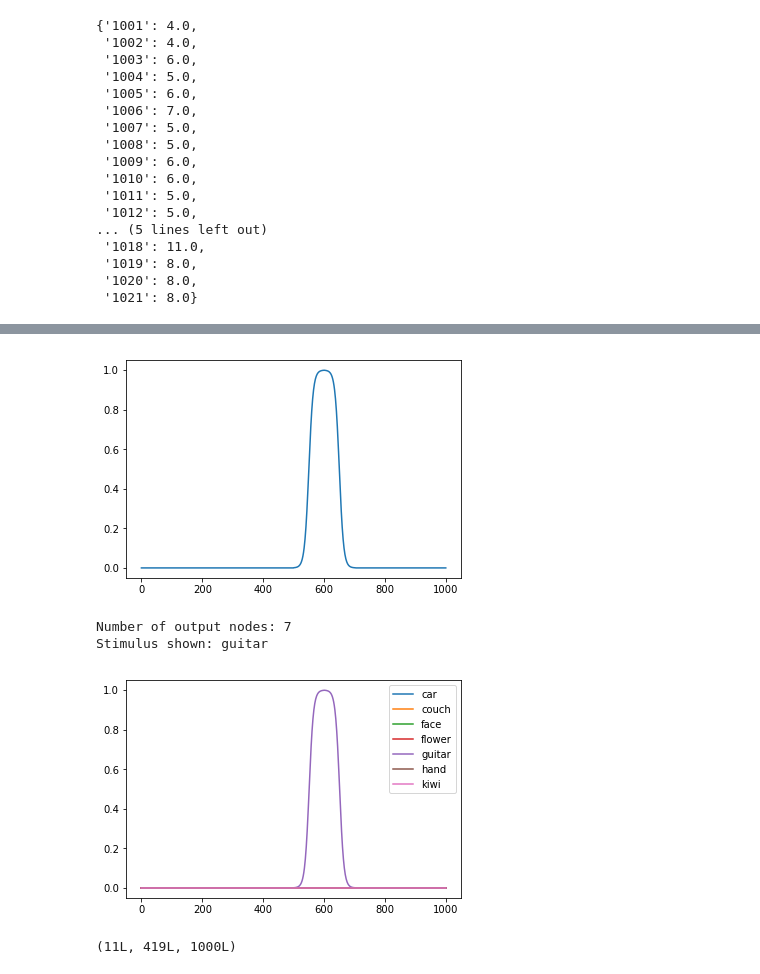
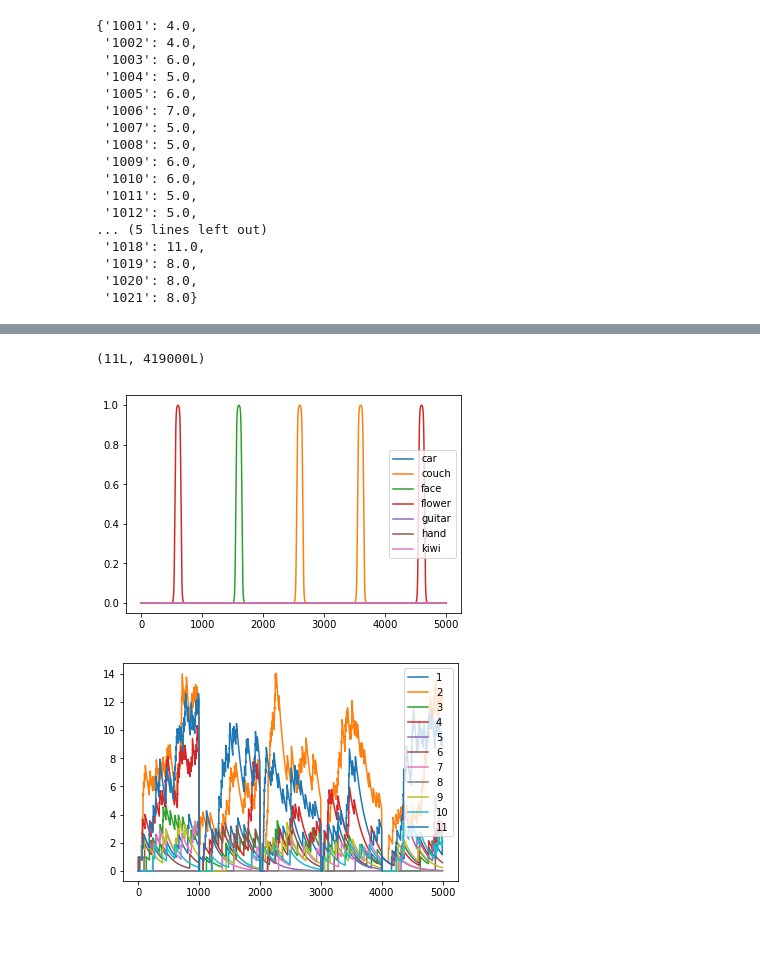
Before and after one commit to brookefitzgerald/ESNResearch, a Jupyter notebook: ZhangClassifyPlayground.ipynb, the cells around one changed output, grey strips where cells are left out. Saved outputs shown, nothing was run; the diff lists cells and outputs as text; code cells hidden in the pictures; blank space fills up the shorter version.

Commit message:
Edited ClassifyESN to train/test with neural data

```diff
--- a/ZhangClassifyPlayground.ipynb
+++ b/ZhangClassifyPlayground.ipynb
@@ -152,2 +156,10 @@ array(['car', 'couch', 'face', 'flower', 'guitar', 'hand', 'kiwi'],
-# %%
-x = np.zeros(2, dtype = (np.float32,(3,4)))
+# %%
+teach = createTeacherSignal(data_1018)[0]
+# %%
+names=['car', 'couch', 'face', 'flower', 'guitar', 'hand', 'kiwi']
+stim_num = 8
+x = [plt.plot(x[stim_num,:], label = names[i]) for i,x in enumerate(teach)]
+print('Number of output nodes: '+str(len(x)))
+print('Stimulus shown: '+data_1018[0]['stimulus_id'][stim_num])
+plt.legend()
+plt.show()
@@ -154 +170,21 @@ x = np.zeros(2, dtype = (np.float32,(3,4)))
+# %%
+teach_test = reshapeSignalsToOneTimeTrace(teach)
+one_signal_data_test = reshapeSignalsToOneTimeTrace(test_data['raster_data'])
+# %%
+teach_test.shape
+one_signal_data_test.shape
+# %% [output]
+(11L, 419000L)
+# %%
+x = [plt.plot(x, label = names[i]) for i,x in enumerate(teach_test[:,0:5000])]
+plt.legend()
+plt.show()
+
+neuron_ids = ['1','2','3','4','5','6','7','8','9','10','11']
+x = [plt.plot(x,label = neuron_ids[i]) for i,x in enumerate(one_signal_data_test[:,0:5000])]
+plt.legend()
+plt.show()
+# %% [output]
+[figure, added]
+[figure, added]
 # %%
@@ -170,24 +290,0 @@ teach = createTeacherSignal(data_1018)
-# %%
-test_sig[stimulus_shown:stimulus_shown+100] = increase
-#test_sig[stimulus_shown+40:stimulus_shown+80] = ones
-test_sig[stimulus_shown+100:stimulus_shown+200] = decrease
-plt.plot(test_sig)
-plt.show()
-# %% [output]
-[figure, removed]
-# %%
-names=['car', 'couch', 'face', 'flower', 'guitar', 'hand', 'kiwi']
-stim_num = 8
-x = [plt.plot(x[stim_num,:], label = names[i]) for i,x in enumerate(teach[0])]
-print('Number of output nodes: '+str(len(x)))
-print('Stimulus shown: '+data_1018[0]['stimulus_id'][stim_num])
-plt.legend()
-plt.show()
-# %% [output]
-Number of output nodes: 7
-Stimulus shown: guitar
-[figure, removed]
-# %%
-data_1018['raster_data'].shape
-# %% [output]
-(11L, 419L, 1000L)
```
Also changed, not shown: parts of 28 cells of this notebook, 4 other files.
